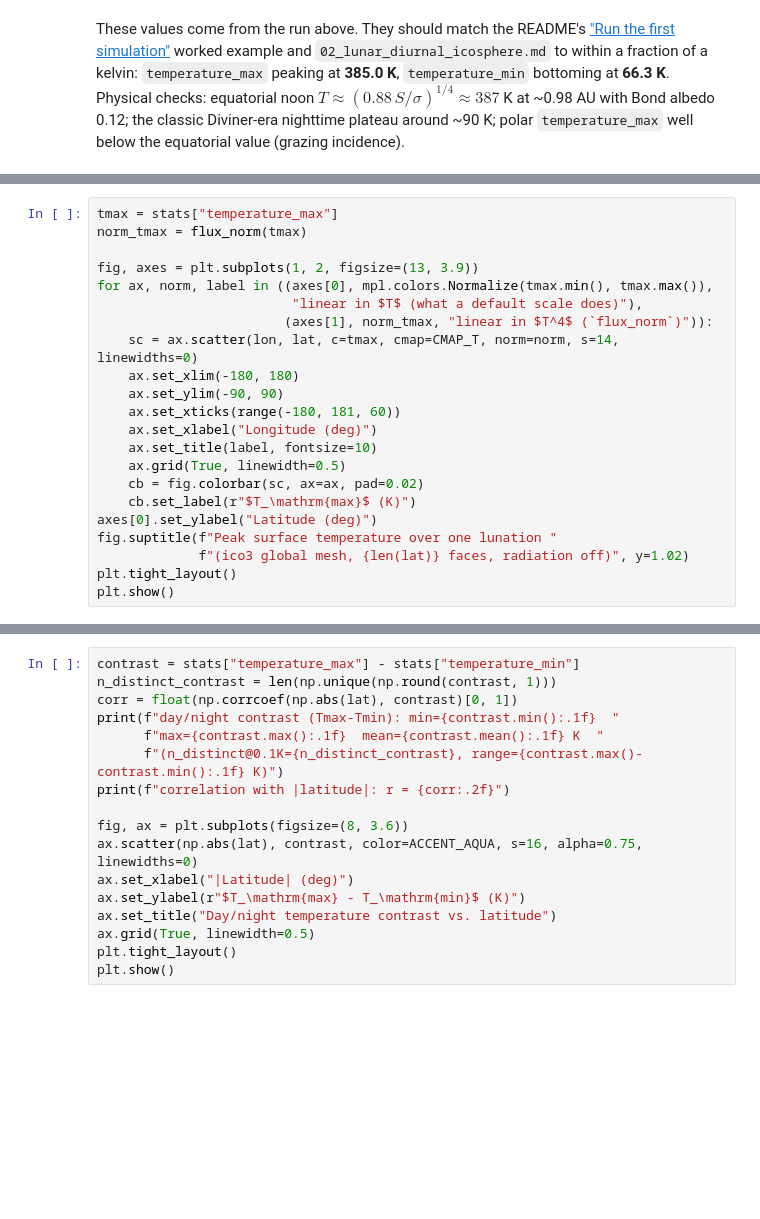
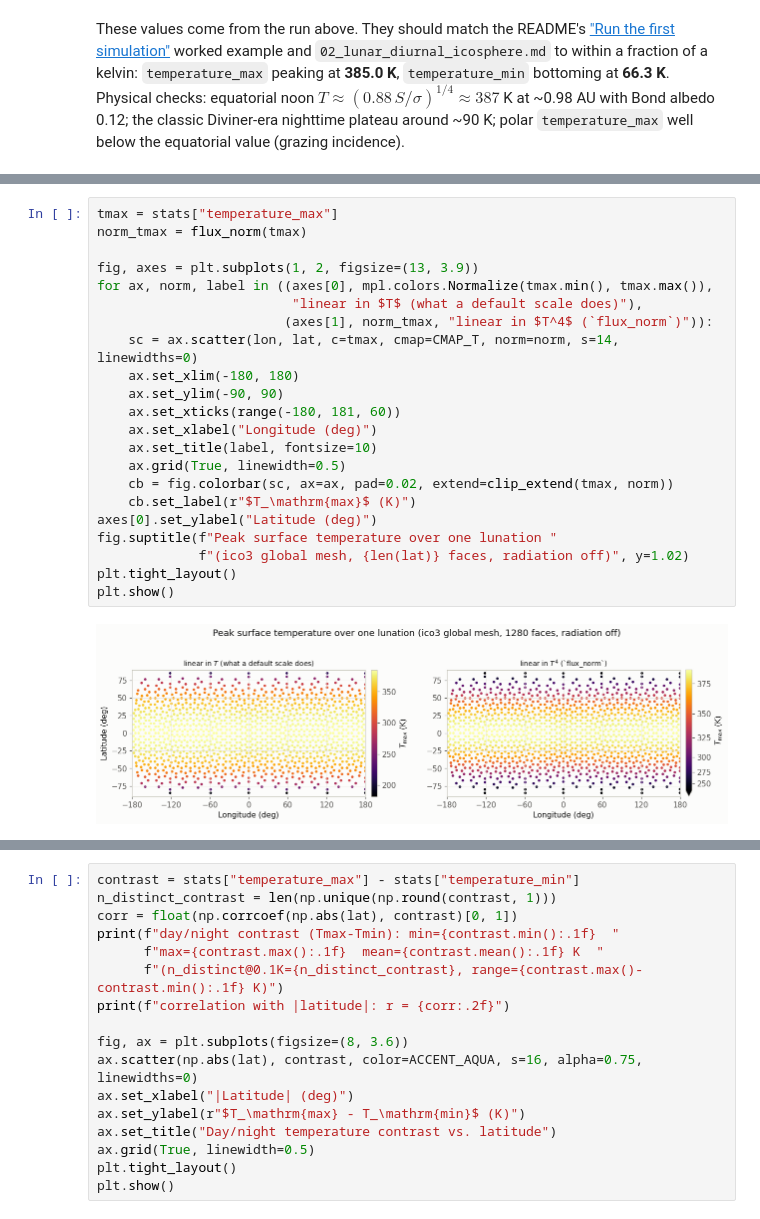
Before and after one commit to phayne/ptm3d-archive, a Jupyter notebook: docs/tutorials/notebooks/01_moon_diurnal.ipynb, the cells around one changed output, grey strips where cells are left out. Cells and saved outputs as stored; diff of their text form; blank space fills up the shorter version.

```diff
--- a/docs/tutorials/notebooks/01_moon_diurnal.ipynb
+++ b/docs/tutorials/notebooks/01_moon_diurnal.ipynb
@@ -588,22 +479,0 @@ temperature_max spans 182.0-385.0 K over 1280 faces
-# %%
-tmax = stats["temperature_max"]
-norm_tmax = flux_norm(tmax)
-
-fig, axes = plt.subplots(1, 2, figsize=(13, 3.9))
-for ax, norm, label in ((axes[0], mpl.colors.Normalize(tmax.min(), tmax.max()),
-                         "linear in $T$ (what a default scale does)"),
-                        (axes[1], norm_tmax, "linear in $T^4$ (`flux_norm`)")):
-    sc = ax.scatter(lon, lat, c=tmax, cmap=CMAP_T, norm=norm, s=14, linewidths=0)
-    ax.set_xlim(-180, 180)
-    ax.set_ylim(-90, 90)
-    ax.set_xticks(range(-180, 181, 60))
-    ax.set_xlabel("Longitude (deg)")
-    ax.set_title(label, fontsize=10)
-    ax.grid(True, linewidth=0.5)
-    cb = fig.colorbar(sc, ax=ax, pad=0.02)
-    cb.set_label(r"$T_\mathrm{max}$ (K)")
-axes[0].set_ylabel("Latitude (deg)")
-fig.suptitle(f"Peak surface temperature over one lunation "
-             f"(ico3 global mesh, {len(lat)} faces, radiation off)", y=1.02)
-plt.tight_layout()
-plt.show()
@@ -651,0 +601,24 @@ face 256 curve: min=94.1 K, max=384.5 K
+# %%
+tmax = stats["temperature_max"]
+norm_tmax = flux_norm(tmax)
+
+fig, axes = plt.subplots(1, 2, figsize=(13, 3.9))
+for ax, norm, label in ((axes[0], mpl.colors.Normalize(tmax.min(), tmax.max()),
+                         "linear in $T$ (what a default scale does)"),
+                        (axes[1], norm_tmax, "linear in $T^4$ (`flux_norm`)")):
+    sc = ax.scatter(lon, lat, c=tmax, cmap=CMAP_T, norm=norm, s=14, linewidths=0)
+    ax.set_xlim(-180, 180)
+    ax.set_ylim(-90, 90)
+    ax.set_xticks(range(-180, 181, 60))
+    ax.set_xlabel("Longitude (deg)")
+    ax.set_title(label, fontsize=10)
+    ax.grid(True, linewidth=0.5)
+    cb = fig.colorbar(sc, ax=ax, pad=0.02, extend=clip_extend(tmax, norm))
+    cb.set_label(r"$T_\mathrm{max}$ (K)")
+axes[0].set_ylabel("Latitude (deg)")
+fig.suptitle(f"Peak surface temperature over one lunation "
+             f"(ico3 global mesh, {len(lat)} faces, radiation off)", y=1.02)
+plt.tight_layout()
+plt.show()
+# %% [output]
+[figure, added]
```
Also changed, not shown: parts of 36 cells of this notebook, 1 other file.
